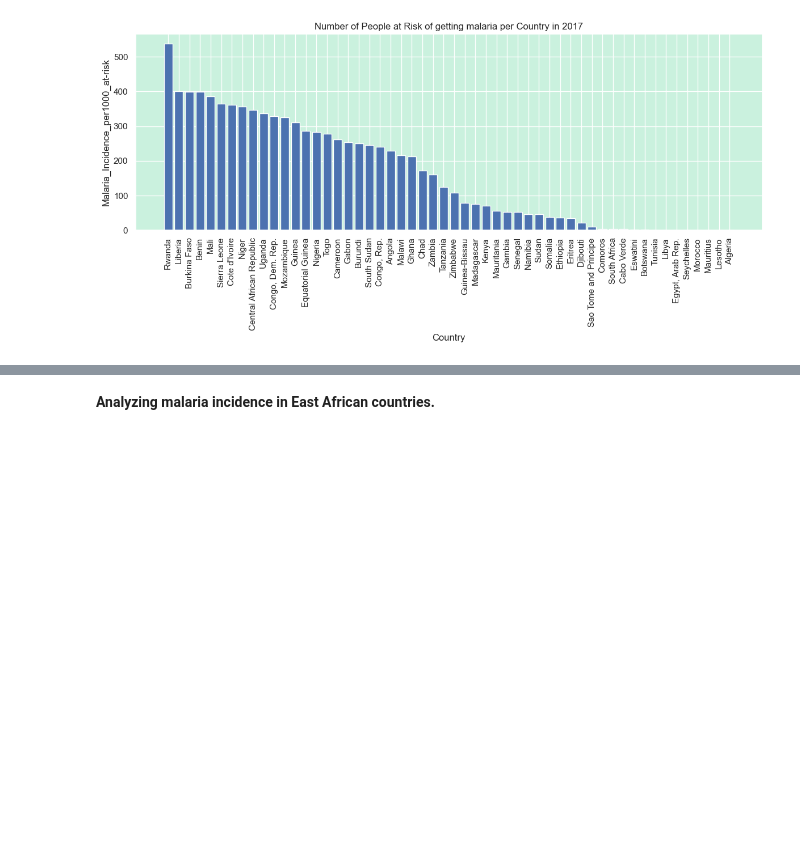
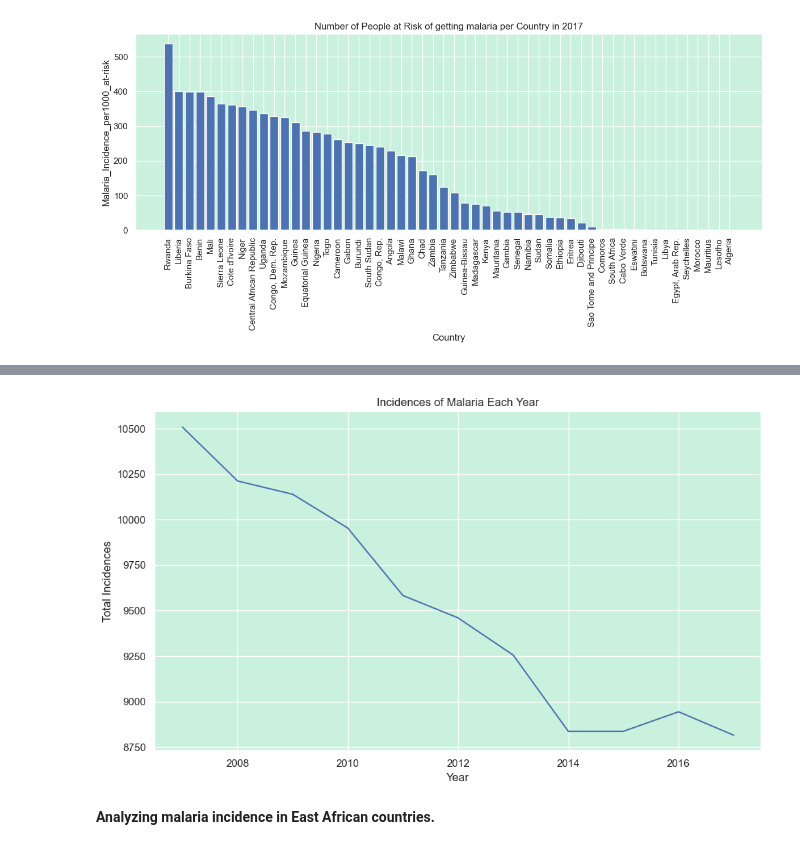
Before and after one commit to swalusimbi/Malaria_In_Africa, a Jupyter notebook: Malaria_in_Africa_GroupB/src/grp_work/project.ipynb, the cells around one changed output, grey strips where cells are left out. Drawn from its saved outputs; the diff is of its cells as text; code cells hidden in the pictures; blank space fills up the shorter version.

```diff
--- a/Malaria_in_Africa_GroupB/src/grp_work/project.ipynb
+++ b/Malaria_in_Africa_GroupB/src/grp_work/project.ipynb
@@ -547,0 +574,6 @@ plt.show()
+# %%
+#  Group by year and count the number of Malaria Incidences for each year
+yearly_incidence_count = df.groupby('Year')['Malaria_Incidence_per1000_at-risk'].sum().reset_index()
+
+# Print the yearly Incidence count
+print(yearly_incidence_count)
@@ -548,3 +593,18 @@ plt.show()
+# %%
+import matplotlib.pyplot as plt
+plt.figure(figsize=(10, 6))
+
+sns.lineplot(y='Malaria_Incidence_per1000_at-risk',x='Year',data=yearly_incidence_count)
+# Set the title and labels
+plt.title('Incidences of Malaria Each Year')
+plt.xlabel('Year')
+plt.ylabel('Total Incidences')
+
+# Show the plot
+plt.tight_layout()
+plt.show()
+# %% [output]
+[figure, added]
 # %% [markdown]
 **Analyzing malaria incidence in East African countries.**
 # %%
```
Also changed, not shown: parts of 17 cells of this notebook.
